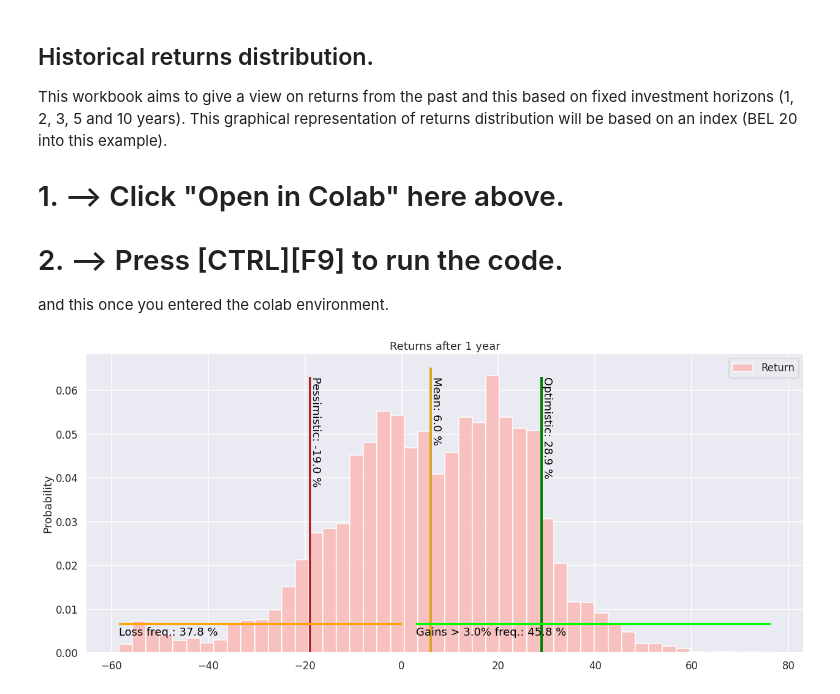
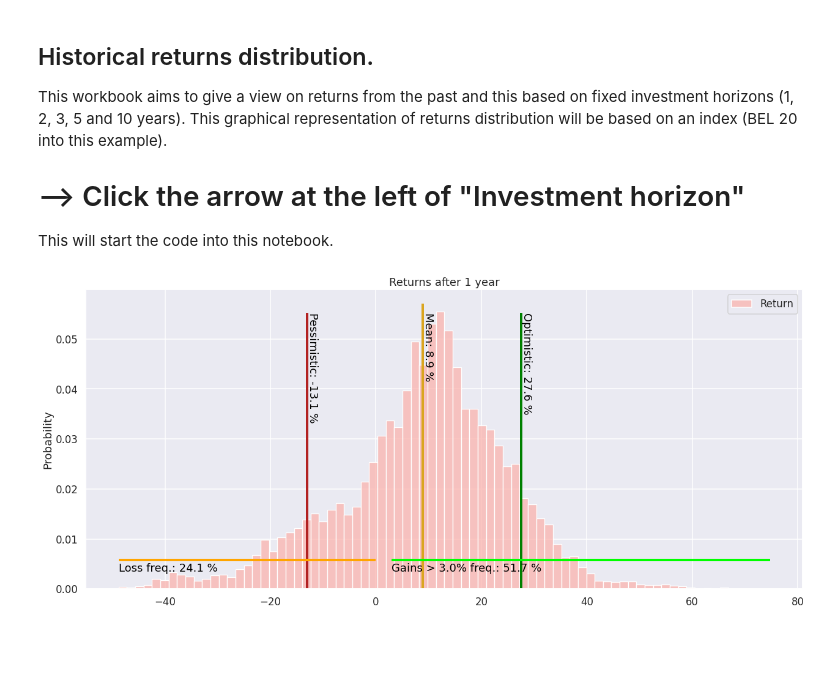
Before and after one commit to MarcelDelhez/Albatross, a Jupyter notebook: ReturnsDistribution.ipynb, the cells around one changed output. Cells and saved outputs as stored; diff of their text form; code cells hidden in the pictures; blank space fills up the shorter version.

```diff
--- a/ReturnsDistribution.ipynb
+++ b/ReturnsDistribution.ipynb
@@ -5,12 +5,11 @@
 This workbook aims to give a view on returns from the past and this based on fixed investment horizons (1, 2, 3, 5 and 10 years).
 This graphical representation of returns distribution will be based on an index (BEL 20 into this example).
 
-# 1. --> Click "Open in Colab" here above.
-# 2. --> Press [CTRL][F9] to run the code.
-and this once you entered the colab environment.
+# --> Click the arrow at the left of "Investment horizon"
+This will start the code into this notebook.
 # %%
 #@title Investment horizon { run: "auto" }
-StockIndex = "Bel 20" #@param ["Bel 20", "AEX", "S&P500"]
+StockIndex = "S&P500" #@param ["Bel 20", "AEX", "S&P500"]
 DecentRate = 3 #@param {type:"slider", min:2, max:5, step:1}
 YearsInvestHorizon = 1 #@param {type:"slider", min:1, max:10, step:1}
 
@@ -48,31 +47,31 @@ else:
     plt.title("Returns after {} year{}".format(annees, ("s" if (annees>1) else "")))
 
     sns.histplot(data=ret, stat="probability")
     top = plt.ylim()[1]
 
     # Plot mean return
     moy=statistics.mean(ret["Return"])
     plt.vlines(x=moy, ymin=0, ymax=0.98*top, color='GoldenRod', linewidth=4)
     plt.text(moy,0.95*top,"Mean: {:.1f} %".format(moy), rotation=-90, color='k', verticalalignment='top')
 
     # Plot percentiles lines
     pc10=ret["Return"].quantile(.10)
     pc90=ret["Return"].quantile(.90)
     ectyp=statistics.stdev(ret["Return"])
     plt.vlines(x=pc10, ymin=0, ymax=0.95*top, color='FireBrick', linewidth=4)
     plt.text(pc10,0.95*top,"Pessimistic: {:.1f} %".format(pc10),rotation=-90, color='k', verticalalignment='top')
     plt.vlines(x=pc90, ymin=0, ymax=0.95*top, color='Green', linewidth=4)
     plt.text(pc90,0.95*top,"Optimistic: {:.1f} %".format(pc90),rotation=-90, color='k', verticalalignment='top')
 
     # Plot loss
     if stats.percentileofscore(ret["Return"],0) > 0:
         plt.hlines(y=top*0.1, xmax=0, xmin=min(ret["Return"]), color="orange", linewidth=4)
         plt.text(min(ret["Return"]),top*0.1*0.9,"Loss freq.: {:.1f} %".format(stats.percentileofscore(ret["Return"],0)),rotation=0, color='k', verticalalignment='top')
     #plot gains
     if 100-stats.percentileofscore(ret["Return"],10) > 0:
         plt.hlines(y=top*.1, xmin=decentreturn, xmax=max(ret["Return"]), color="lime", linewidth=4)
         plt.text(decentreturn,top*0.1*0.9,"Gains > {:.1f}% freq.: {:.1f} %".format(decentreturn, 100-stats.percentileofscore(ret["Return"],10)),rotation=0, color='k', verticalalignment='top')
 
     plt.show()
 # %% [output]
-[figure, old version]
+[figure, new version]
```
